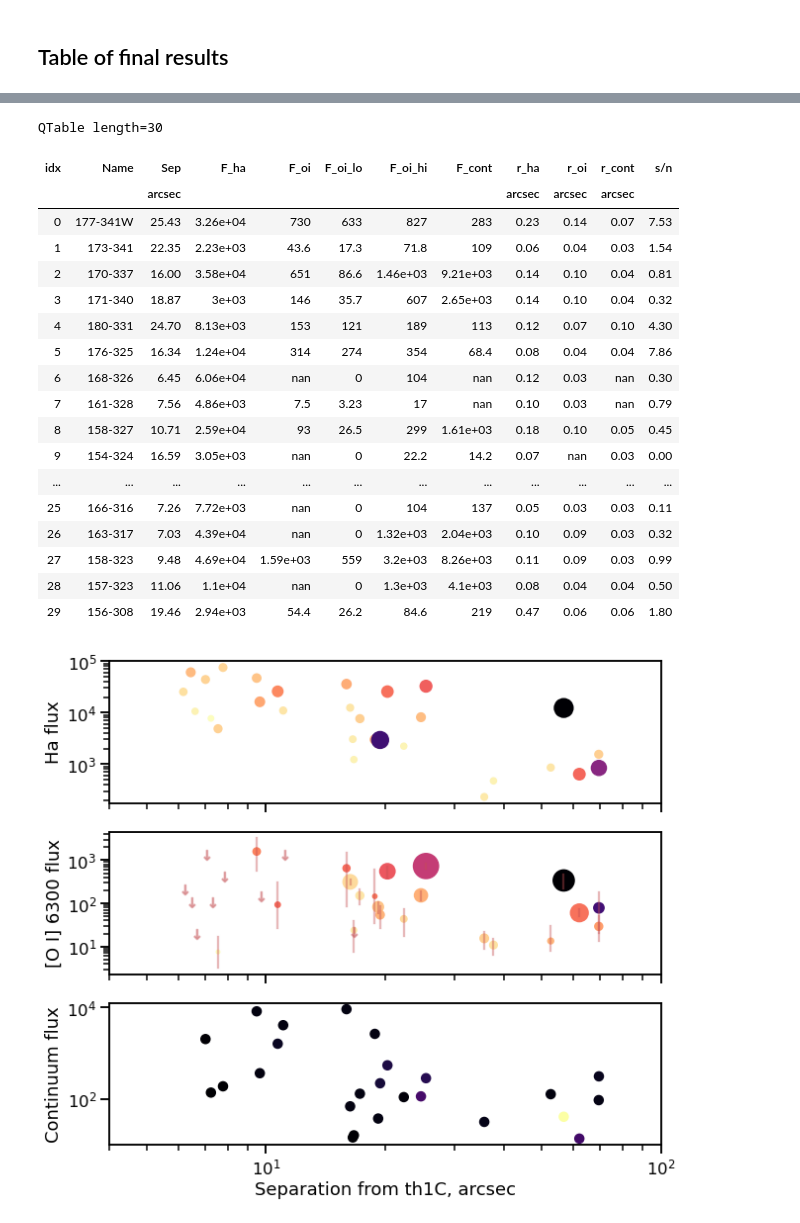
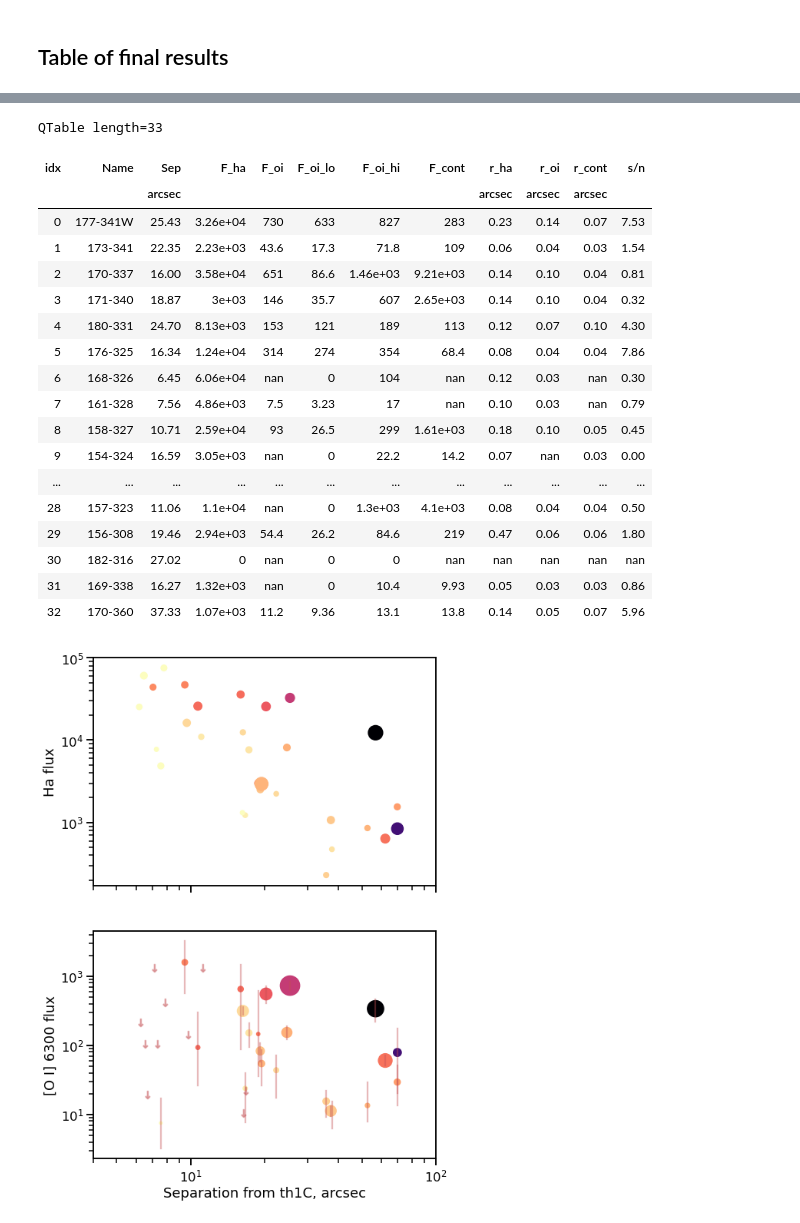
Before and after one commit to will-henney/neutral-proplyds, a Jupyter notebook: notebooks/02-all-proplyds-PC.ipynb, the cells around one changed output, grey strips where cells are left out. Drawn from its saved outputs; the diff is of its cells as text; code cells hidden in the pictures.

```diff
--- a/notebooks/02-all-proplyds-PC.ipynb
+++ b/notebooks/02-all-proplyds-PC.ipynb
@@ -569,6 +569,7 @@ Make lists of sources that  are particularly weak or particularly strong, since
 weak_sources = [
     "156-308 NEW", "174-414", "183-427", "183-419", "182-413",
     "175-355", "152-319", "154-321 NEW", "154-324", "179-354",
+    "182-316", "169-338", "170-360 NEW",
 ]
 bright_sources = ["167-317", "163-317", "158-323", "171-340", "176-325"]
 # %%
@@ -603,7 +604,7 @@ class ProplydResults:
 Make plots of the profiles for each source.
 # %%
 ncols = 5
-nrows = nprops // ncols
+nrows = 1 + nprops // ncols
 
 fig, axes = plt.subplots(nrows, ncols, figsize=(4 * ncols, 2.5 * nrows))
 
@@ -855,7 +856,7 @@ results_table["F_cont"][invalid_cont] = np.nan
 # %%
 results_table.show_in_notebook()
 # %% [output]
-QTable length=30
+QTable length=33
 | idx | Name | Sep | F_ha | F_oi | F_oi_lo | F_oi_hi | F_cont | r_ha | r_oi | r_cont | s/n |
 |  |  | arcsec |  |  |  |  |  | arcsec | arcsec | arcsec |  |
 | 0 | 177-341W | 25.43 | 3.26e+04 | 730 | 633 | 827 | 283 | 0.23 | 0.14 | 0.07 | 7.53 |
@@ -869,19 +870,19 @@ QTable length=30
 | 8 | 158-327 | 10.71 | 2.59e+04 | 93 | 26.5 | 299 | 1.61e+03 | 0.18 | 0.10 | 0.05 | 0.45 |
 | 9 | 154-324 | 16.59 | 3.05e+03 | nan | 0 | 22.2 | 14.2 | 0.07 | nan | 0.03 | 0.00 |
 | ... | ... | ... | ... | ... | ... | ... | ... | ... | ... | ... | ... |
-| 25 | 166-316 | 7.26 | 7.72e+03 | nan | 0 | 104 | 137 | 0.05 | 0.03 | 0.03 | 0.11 |
-| 26 | 163-317 | 7.03 | 4.39e+04 | nan | 0 | 1.32e+03 | 2.04e+03 | 0.10 | 0.09 | 0.03 | 0.32 |
-| 27 | 158-323 | 9.48 | 4.69e+04 | 1.59e+03 | 559 | 3.2e+03 | 8.26e+03 | 0.11 | 0.09 | 0.03 | 0.99 |
 | 28 | 157-323 | 11.06 | 1.1e+04 | nan | 0 | 1.3e+03 | 4.1e+03 | 0.08 | 0.04 | 0.04 | 0.50 |
 | 29 | 156-308 | 19.46 | 2.94e+03 | 54.4 | 26.2 | 84.6 | 219 | 0.47 | 0.06 | 0.06 | 1.80 |
+| 30 | 182-316 | 27.02 | 0 | nan | 0 | 0 | nan | nan | nan | nan | nan |
+| 31 | 169-338 | 16.27 | 1.32e+03 | nan | 0 | 10.4 | 9.93 | 0.05 | 0.03 | 0.03 | 0.86 |
+| 32 | 170-360 | 37.33 | 1.07e+03 | 11.2 | 9.36 | 13.1 | 13.8 | 0.14 | 0.05 | 0.07 | 5.96 |
 # %%
-fig, axes = plt.subplots(3, 1, sharex=True, figsize=(10, 9))
+fig, axes = plt.subplots(2, 1, sharex=True, figsize=(8, 12))
 axes[0].scatter(
     "Sep",
     "F_ha",
     data=results_table,
     s=30 * results_table["r_ha"] / 0.05,
-    c="r_ha",
+    c="r_oi",
     cmap="magma_r",
 )
 axes[1].scatter(
@@ -893,42 +894,34 @@ axes[1].scatter(
     cmap="magma_r",
 )
 for row in results_table:
     if np.isfinite(row["F_oi"]):
         axes[1].plot(
             [row["Sep"].value, row["Sep"].value],
             [row["F_oi_lo"], row["F_oi_hi"]],
             color="r",
             alpha=0.4,
         )
     else:
         axes[1].scatter(
             row["Sep"].value,
             row["F_oi_hi"],
             marker="$\downarrow$",
             color="r",
             s=100,
             alpha=0.4,
         )
-axes[2].scatter(
-    "Sep",
-    "F_cont",
-    data=results_table,
-    c="r_cont",
-    cmap="inferno",
-)
 for ax in axes:
     ax.set(
         xscale="log",
         yscale="log",
         xlim=[4.0, 100.0],
     )
 axes[-1].set_xlabel("Separation from th1C, arcsec")
 axes[0].set_ylabel("Ha flux")
 axes[1].set_ylabel("[O I] 6300 flux")
-axes[2].set_ylabel("Continuum flux")
 ...;
 # %% [output]
-[figure, old version]
+[figure, new version]
 # %%
 fig, ax = plt.subplots(figsize=(8, 8))
 ax.scatter(
```
Also changed, not shown: parts of 9 cells of this notebook, 12 other files.
